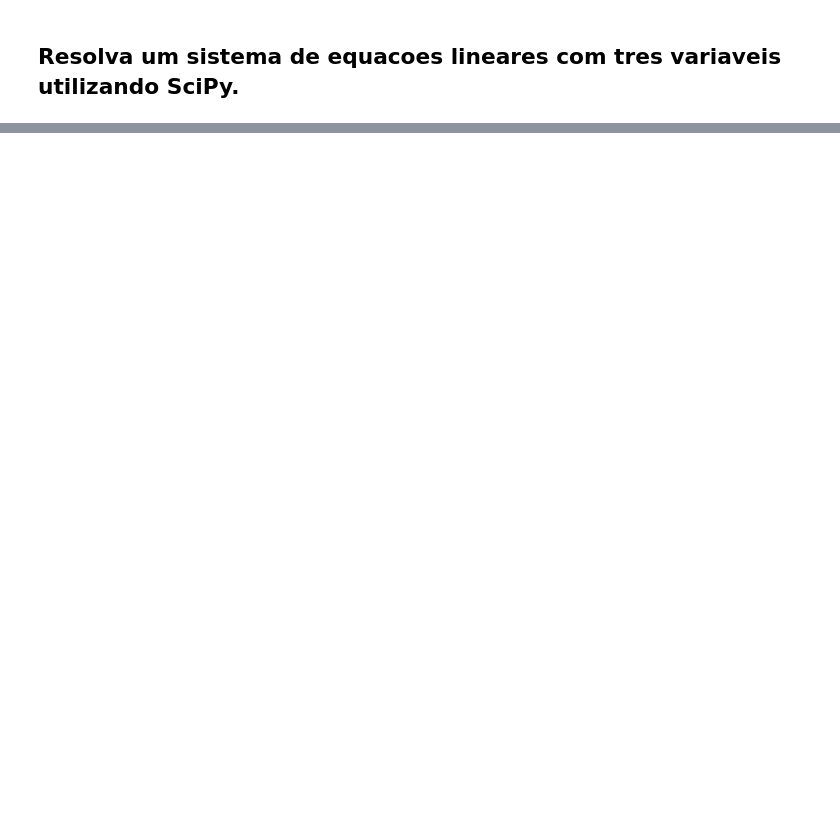
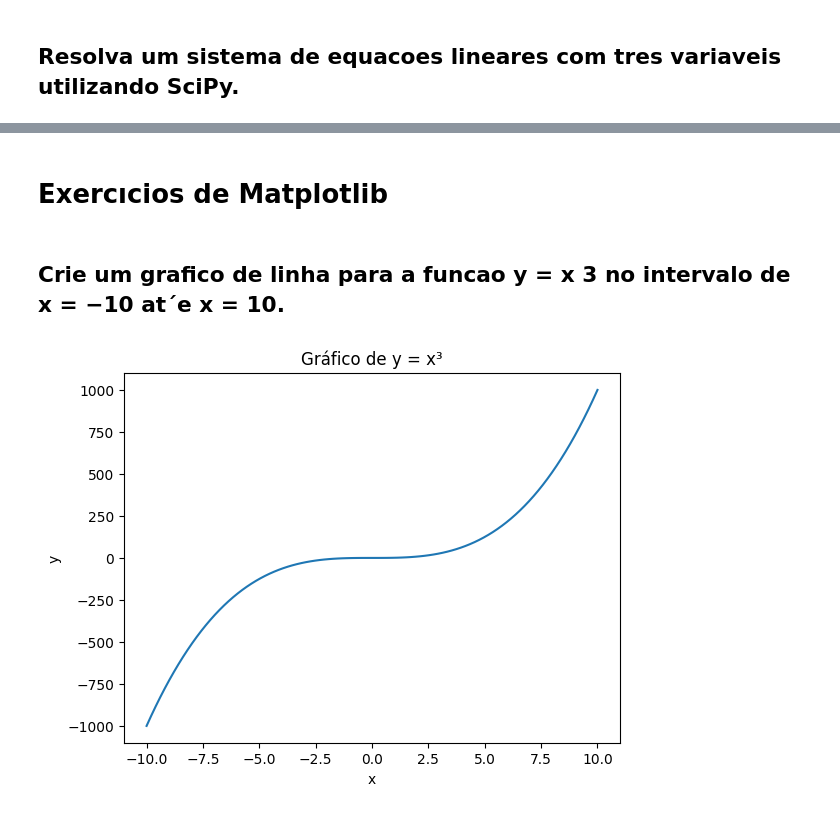
Before and after one commit to Ale-Araujo/Inteligencia_Artificial, a Jupyter notebook: Atividades de Data Science/Exercícios_Numpy___Scipy___Pandas___Matplotlib_Alexandre_Henrique_6°D__Manhã.ipynb, the cells around one changed output, grey strips where cells are left out. Cells and saved outputs as stored; diff of their text form; code cells hidden in the pictures; blank space fills up the shorter version.

```diff
--- a/Atividades de Data Science/Exercícios_Numpy___Scipy___Pandas___Matplotlib_Alexandre_Henrique_6°D__Manhã.ipynb
+++ b/Atividades de Data Science/Exercícios_Numpy___Scipy___Pandas___Matplotlib_Alexandre_Henrique_6°D__Manhã.ipynb
@@ -1079,0 +1728,26 @@ print("Valor de z:", solucao[2])
+# %% [markdown]
+# Exercıcios de Matplotlib
+# %% [markdown]
+ ## Crie um grafico de linha para a funcao y = x 3 no intervalo de x = −10 at´e x = 10.
+# %%
+import numpy as np
+import matplotlib.pyplot as plt
+
+# Criamos os valores de x no intervalo de -10 até 10
+x = np.linspace(-10, 10, 100)
+
+# Calculamos os valores de y utilizando a função y = x³
+y = x ** 3
+
+# Criamos o gráfico de linha
+plt.plot(x, y)
+
+# Adicionamos o título e os nomes dos eixos
+plt.title("Gráfico de y = x³")
+plt.xlabel("x")
+plt.ylabel("y")
+
+# Exibimos o gráfico
+plt.show()
+# %% [output]
+[figure, added]
```
Also changed, not shown: parts of 105 cells of this notebook.
